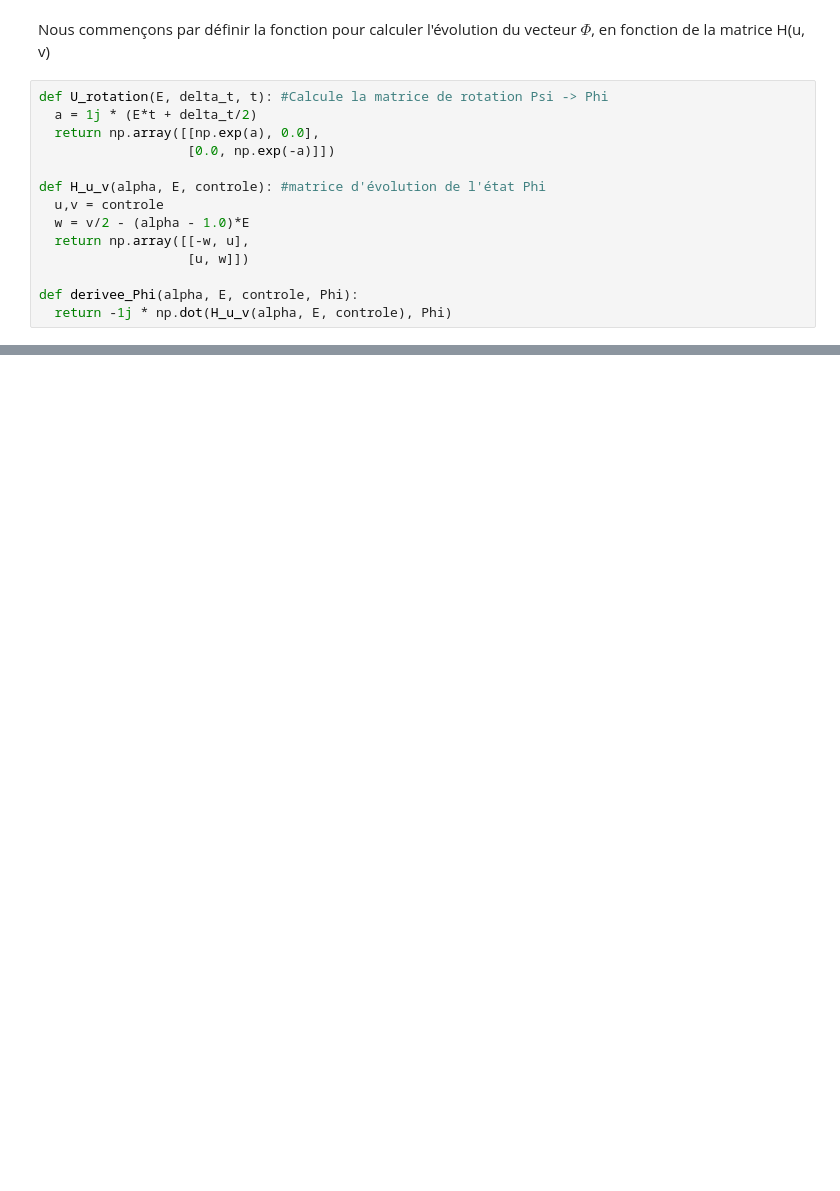
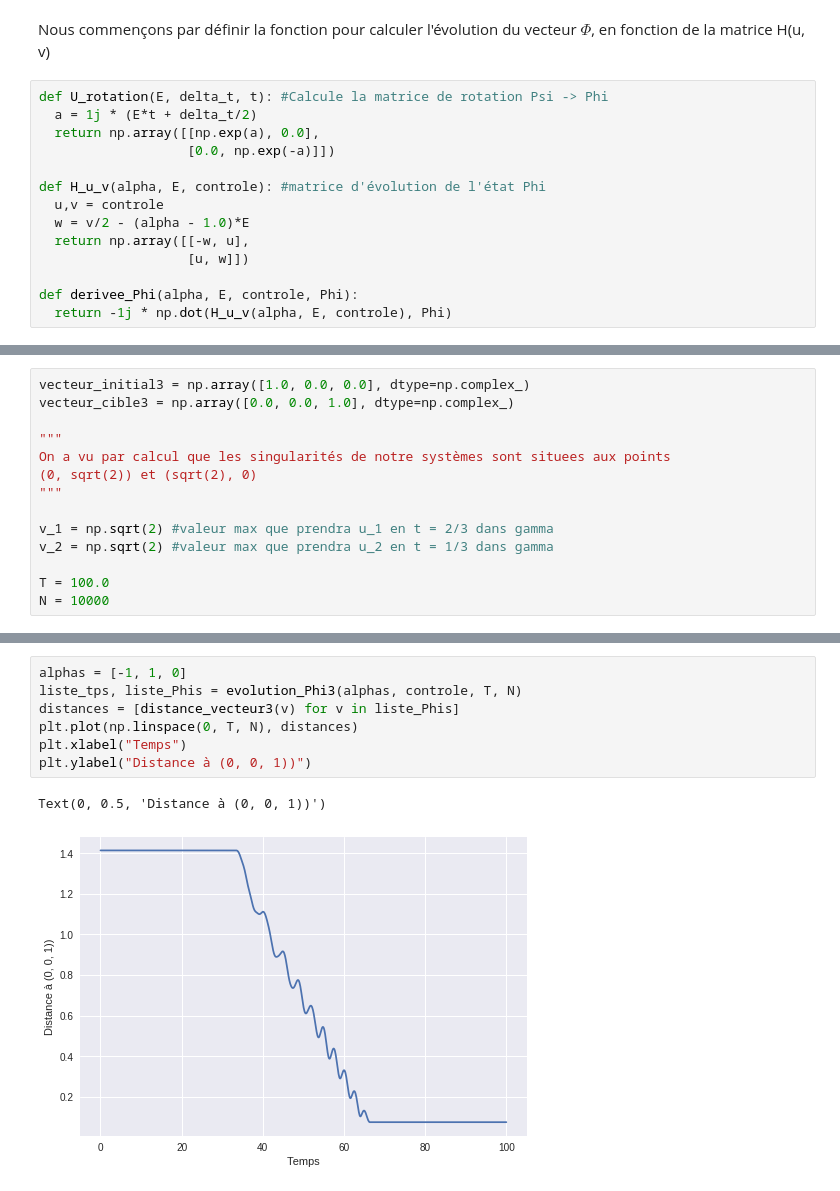
Before and after one commit to lclarte/Controle_Quantique, a Jupyter notebook: Simulation_controle_quantique.ipynb, the cells around one changed output, grey strips where cells are left out. Cells and saved outputs as stored; diff of their text form; blank space fills up the shorter version.

```diff
--- a/Simulation_controle_quantique.ipynb
+++ b/Simulation_controle_quantique.ipynb
@@ -119,0 +269,14 @@ plt.show()
+# %%
+vecteur_initial3 = np.array([1.0, 0.0, 0.0], dtype=np.complex_)
+vecteur_cible3 = np.array([0.0, 0.0, 1.0], dtype=np.complex_)
+
+"""
+On a vu par calcul que les singularités de notre systèmes sont situees aux points
+(0, sqrt(2)) et (sqrt(2), 0)
+"""
+
+v_1 = np.sqrt(2) #valeur max que prendra u_1 en t = 2/3 dans gamma
+v_2 = np.sqrt(2) #valeur max que prendra u_2 en t = 1/3 dans gamma
+
+T = 100.0
+N = 10000
@@ -119,0 +399,10 @@ plt.show()
+# %%
+alphas = [-1, 1, 0]
+liste_tps, liste_Phis = evolution_Phi3(alphas, controle, T, N)
+distances = [distance_vecteur3(v) for v in liste_Phis]
+plt.plot(np.linspace(0, T, N), distances)
+plt.xlabel("Temps")
+plt.ylabel("Distance à (0, 0, 1))")
+# %% [output]
+Text(0, 0.5, 'Distance à (0, 0, 1))')
+[figure, added]
```
Also changed, not shown: parts of 20 cells of this notebook.
